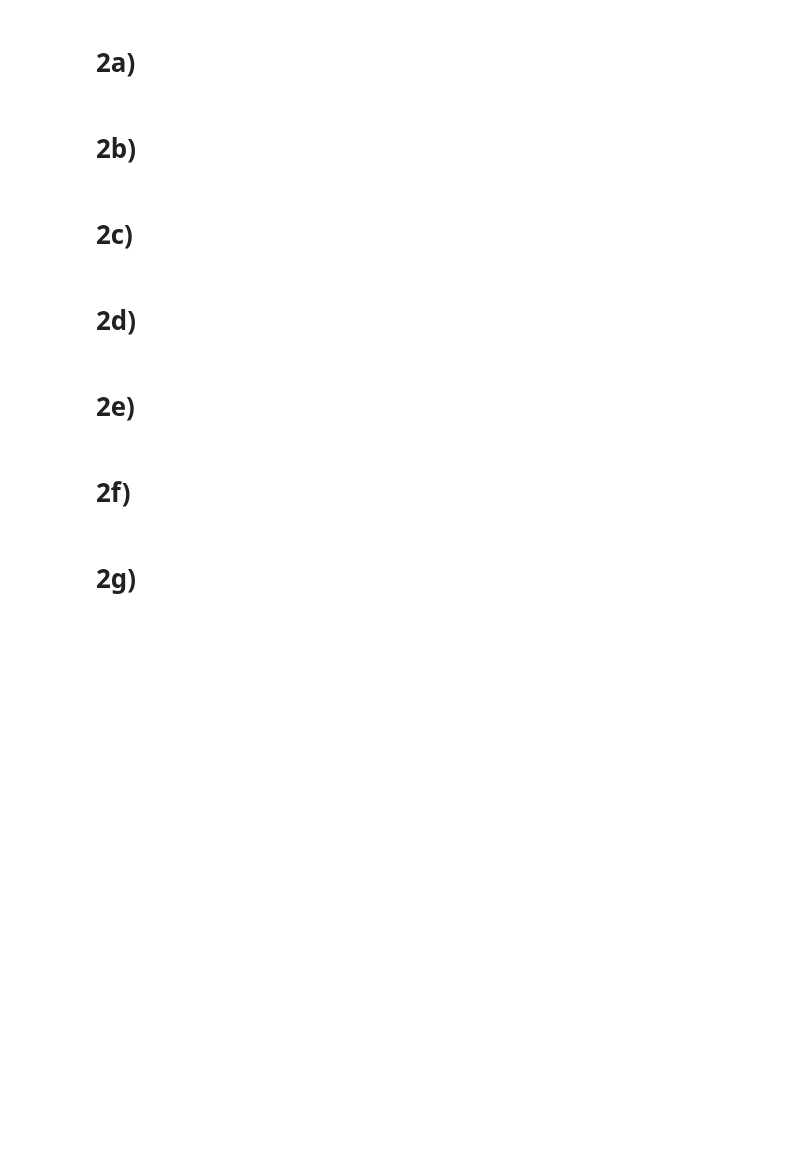
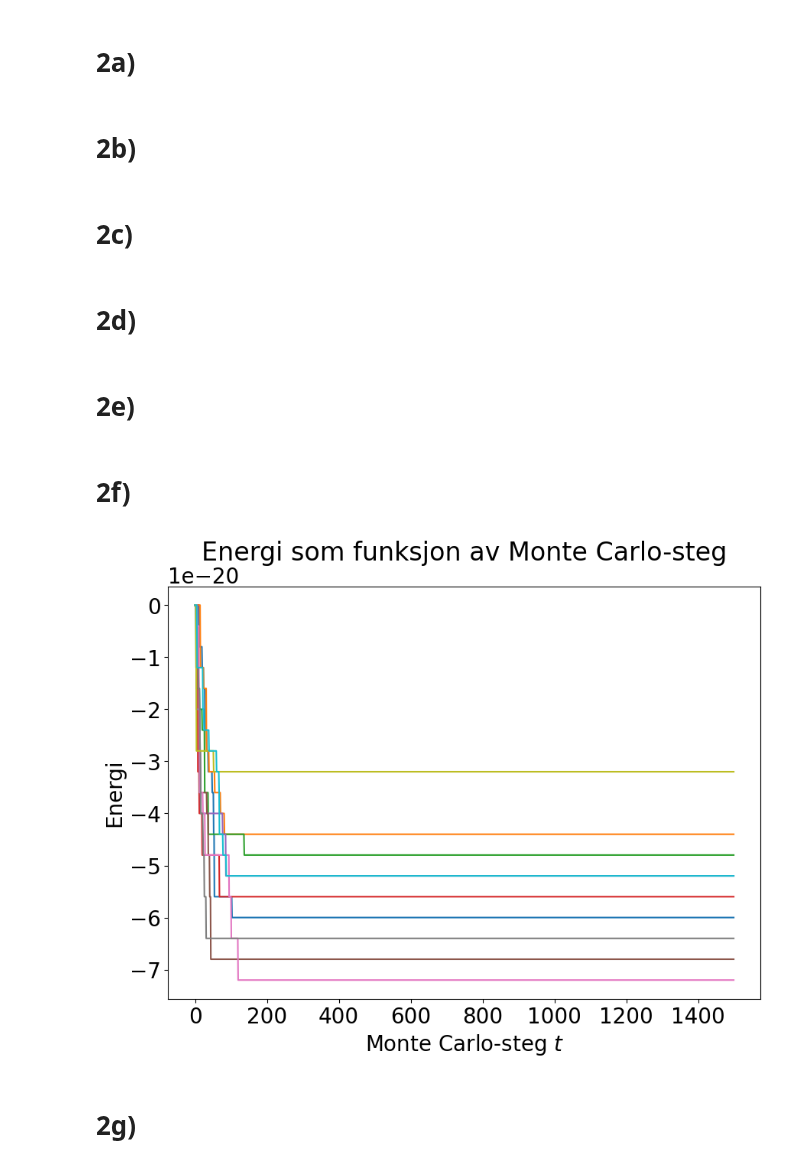
Before and after one commit to OliverRuden/TMA4320-scientific-computing, a Jupyter notebook: VitBerBioFysikk.ipynb, the cells around one changed output. Drawn from its saved outputs; the diff is of its cells as text; code cells hidden in the pictures; blank space fills up the shorter version.

```diff
--- a/VitBerBioFysikk.ipynb
+++ b/VitBerBioFysikk.ipynb
@@ -369,8 +371,7 @@ def metropolisalgoritmen(polymer, V, Ns, T, includeDiamter = False):
     beta = 1/(k_b*T)
     E_array[0]=E
     while i<Ns-1:
-        newpolymer = rotatePolymer
-        (polymer, np.random.randint(2, N), np.random.randint(0,2))
+        newpolymer = rotatePolymer(polymer, np.random.randint(2, N), np.random.randint(0,2))
         if validPolymer(newpolymer,N):
             i+=1
             E_new=calculateEnergy(newpolymer, V)
@@ -496,18 +497,20 @@ def plotExpectedAndSTDEnergy(V,lowTemp, highTemp, TempStep, Ns=1500, N=30):
 # %%
 def plotEnergyLowTemp(V, T, Ns = 1500, N = 30):
     plt.rcParams.update({'font.size': 20})
     plt.figure(figsize = (10, 7))
     for sim in range(10):
         polymer = createPolymer(N)
         _, energy = metropolisalgoritmen(polymer, V, Ns, T)
         plt.plot(energy)
 
     plt.xlabel(r'Monte Carlo-steg $t$')
     plt.ylabel('Energi')
     plt.title('Energi som funksjon av Monte Carlo-steg')
     plt.show()
 
-# plotEnergyLowTemp(V, 20)
+plotEnergyLowTemp(V, 20)
+# %% [output]
+[figure, added]
 # %% [markdown]
 # 2g)
 # %%
```
Also changed, not shown: parts of 3 cells of this notebook.
